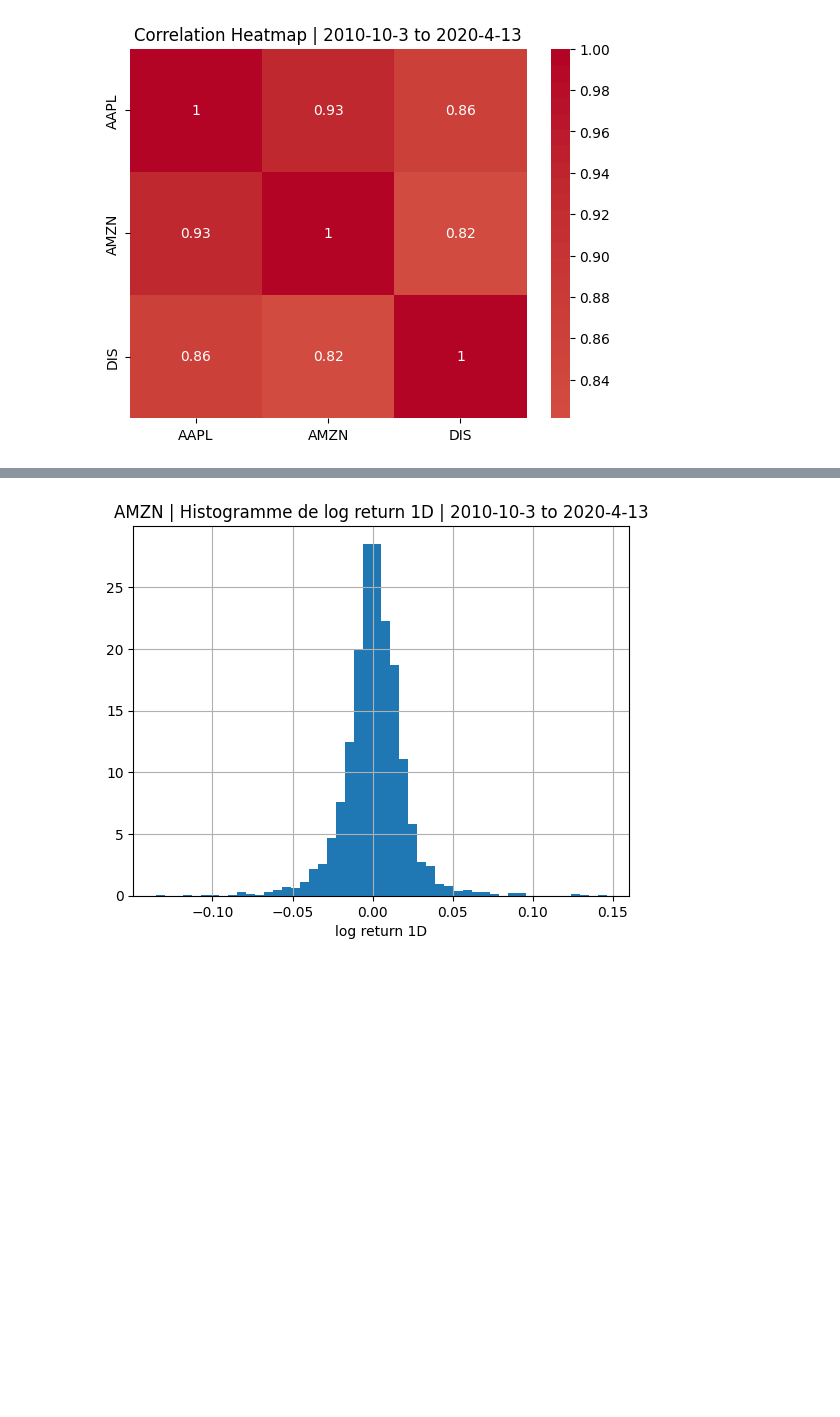
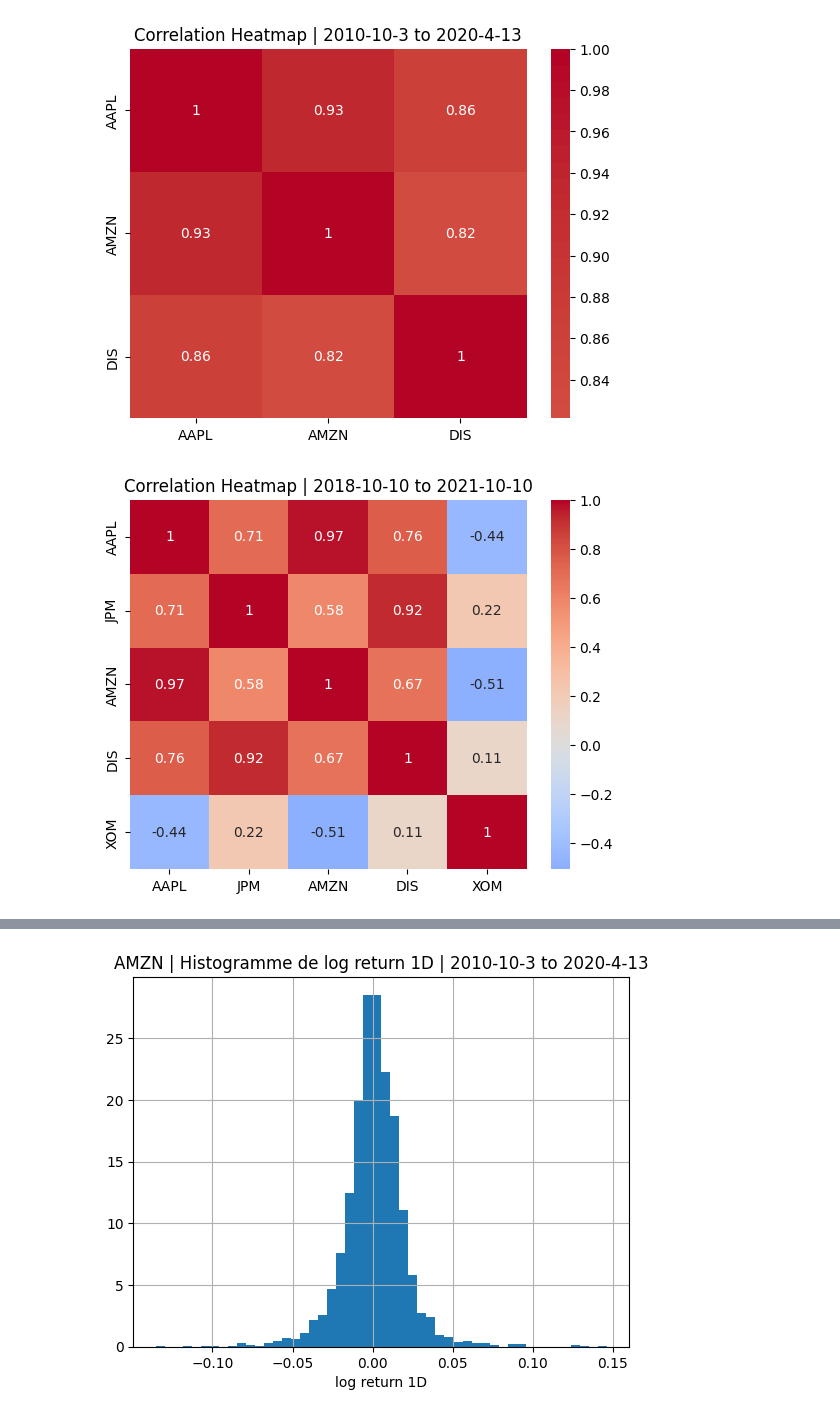
Before and after one commit to ItoWindsor/AlgoTrading, a Jupyter notebook: notebooks/test.ipynb, the cells around one changed output, grey strips where cells are left out. Saved outputs shown, nothing was run; the diff lists cells and outputs as text; code cells hidden in the pictures; blank space fills up the shorter version.

```diff
--- a/notebooks/test.ipynb
+++ b/notebooks/test.ipynb
@@ -66,6 +66,12 @@ array([[1.        , 0.93494643, 0.86171984],
 V.plot_heatmap(tickers = ("AAPL","AMZN","DIS"), start_date = start_date, end_date = end_date)
 # %% [output]
 [figure]
+# %%
+start_date2 = "2018-10-10"
+end_date2 = "2021-10-10"
+V.plot_heatmap(start_date = start_date2, end_date = end_date2)
+# %% [output]
+[figure, added]
 # %%
 V.add_indicators(indicator= 'log return 1D', start_date = start_date, end_date = end_date)
 # %% [output]
```
Also changed, not shown: parts of 10 cells of this notebook, 1 other file.
